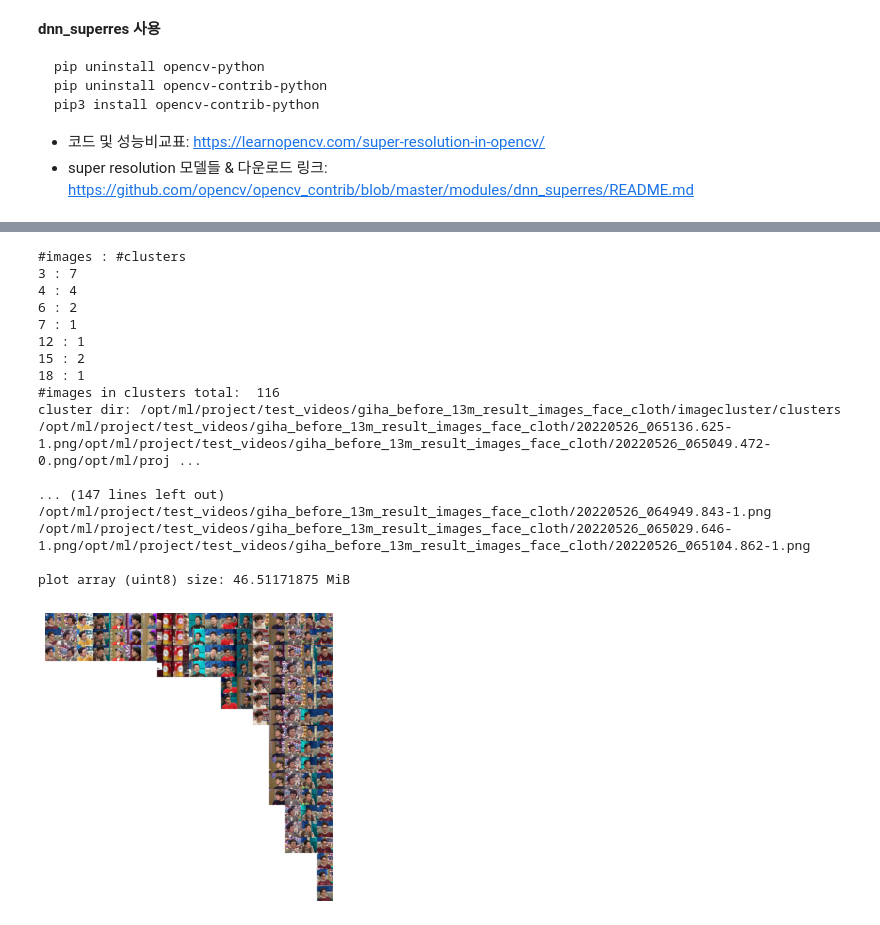
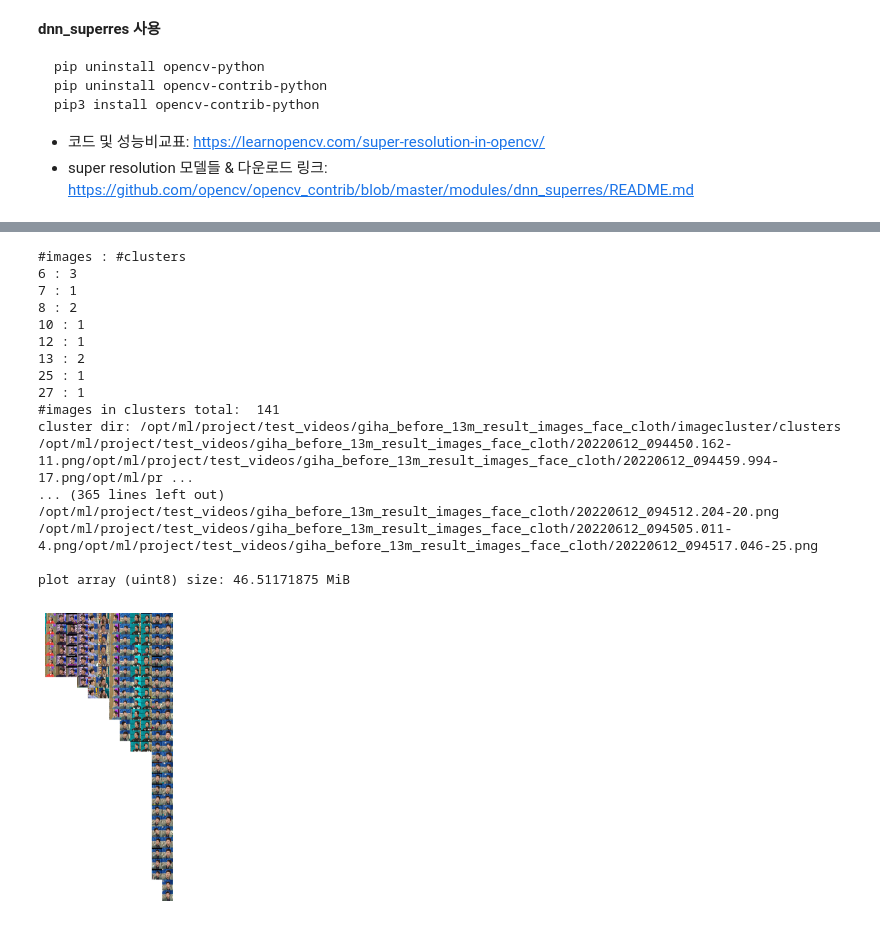
Before and after one commit to wowo0709/person-clustering, a Jupyter notebook: person_clustering.ipynb, the cells around one changed output, grey strips where cells are left out. Saved outputs shown, nothing was run; the diff lists cells and outputs as text; code cells hidden in the pictures.

Commit message:
[DEV] Processing by batch

```diff
--- a/person_clustering.ipynb
+++ b/person_clustering.ipynb
@@ -45,7 +57,13 @@ seed_everything(79)
 # %% [markdown]
 ## Extract frame from video and save as images
+# %%
+video_paths = {
+    0: "/opt/ml/project/test_videos/giha_before_13m.mp4",
+}
 # %%
-filepath = '/opt/ml/project/test_videos/giha_before_13m.mp4'
+file_num = 0
+
+filepath = video_paths[file_num]
 video = cv2.VideoCapture(filepath)
 
 assert video.isOpened(), f"Could not Open : {filepath}"
@@ -67,11 +85,10 @@ height : 720
 fps : 23.999999665848698
 # %%
 # 변수 설정
-frame_id = 0
-capture_interval = 2 * int(round(fps)) # n초 간격 프레임 캡쳐
-stop = 300 # 0 초과의 정수 지정 시 n 초 까지만 영상 실행
+frame_batch_size = 16
+capture_interval = 3 * int(round(fps)) # n초 간격 프레임 캡쳐
+stop = 0 # 0 초과의 정수 지정 시 n 초 까지만 영상 실행
 skip = 0 # 초반 n 초 skip
-capture_cnt = 60 # 몇 장의 frame을 capture 할 지
-threshold = 0.36 # 같은 인물로 판단할 threshold -> 낮을수록 같은 인물로 판단하지 않음
+face_cnt = 350 # 몇 장의 인물 사진을 사용할 지
 ratio = 1.0 # resizing ratio인데, 건드리지 않는게 좋을 듯
-running = True
+result_dir = filepath[:-4] + '_result_images_face_cloth' # 결과가 저장될 디렉토리
@@ -178,33 +189,33 @@ Captured frames :  6720
 # %%
-filepath = '/opt/ml/project/test_videos/giha_before_13m.mp4'
+filepath = video_paths[file_num]
 result_dir = filepath[:-4] + '_result_images_face_cloth'
 # %%
 # 클러스터링(fingerprints) 후 결과 출력
-clusters = calc.cluster(fingerprints, sim=0.55, min_csize=3) # 높일수록 엄격하게
+clusters = calc.cluster(fingerprints, sim=0.63, min_csize=6) # the higher, the stricter
 
 postproc.make_links(clusters, os.path.join(result_dir, 'imagecluster/clusters'))
 
 images = icio.read_images(result_dir, size=(224,224))
 
 fig, ax = postproc.plot_clusters(clusters, images)
 fig.savefig(os.path.join(result_dir, 'imagecluster/_cluster.png'))
 postproc.plt.show()
 # %% [output]
 #images : #clusters
-3 : 7
-4 : 4
-6 : 2
+6 : 3
 7 : 1
+8 : 2
+10 : 1
 12 : 1
-15 : 2
-18 : 1
-#images in clusters total:  116
+13 : 2
+25 : 1
+27 : 1
+#images in clusters total:  141
 cluster dir: /opt/ml/project/test_videos/giha_before_13m_result_images_face_cloth/imagecluster/clusters
-/opt/ml/project/test_videos/giha_before_13m_result_images_face_cloth/20220526_065136.625-1.png/opt/ml/project/test_videos/giha_before_13m_result_images_face_cloth/20220526_065049.472-0.png/opt/ml/proj ...
-
-... (147 lines left out)
-/opt/ml/project/test_videos/giha_before_13m_result_images_face_cloth/20220526_064949.843-1.png
-/opt/ml/project/test_videos/giha_before_13m_result_images_face_cloth/20220526_065029.646-1.png/opt/ml/project/test_videos/giha_before_13m_result_images_face_cloth/20220526_065104.862-1.png
+/opt/ml/project/test_videos/giha_before_13m_result_images_face_cloth/20220612_094450.162-11.png/opt/ml/project/test_videos/giha_before_13m_result_images_face_cloth/20220612_094459.994-17.png/opt/ml/pr ...
+... (365 lines left out)
+/opt/ml/project/test_videos/giha_before_13m_result_images_face_cloth/20220612_094512.204-20.png
+/opt/ml/project/test_videos/giha_before_13m_result_images_face_cloth/20220612_094505.011-4.png/opt/ml/project/test_videos/giha_before_13m_result_images_face_cloth/20220612_094517.046-25.png
 
 plot array (uint8) size: 46.51171875 MiB
-[figure, old version]
+[figure, new version]
```
Also changed, not shown: parts of 4 cells of this notebook, 2 other files.
